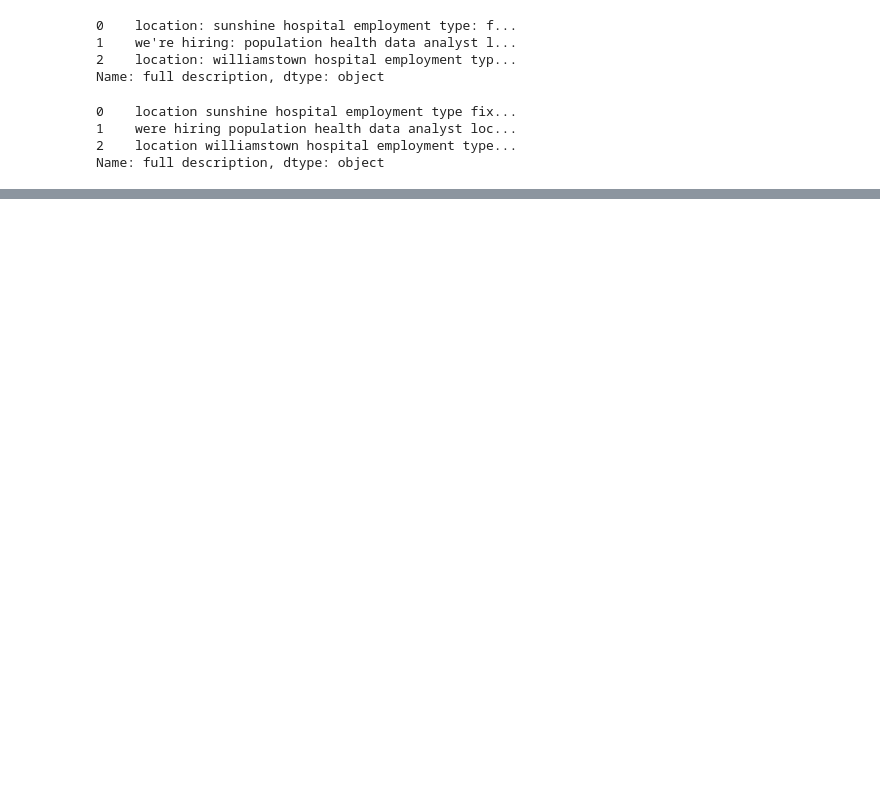
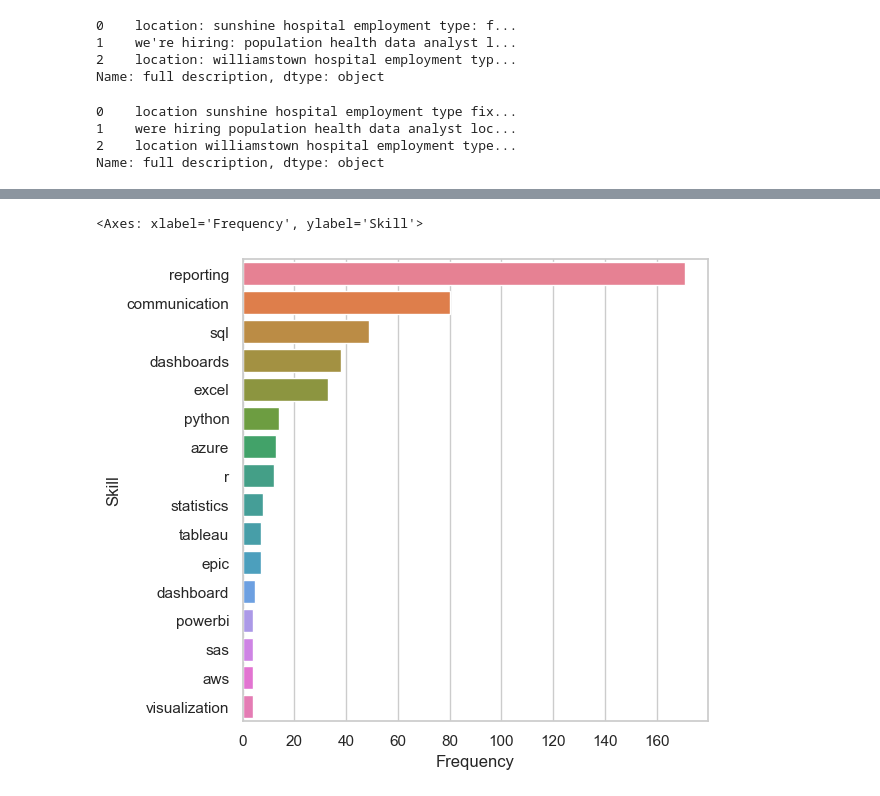
Before and after one commit to lubabareza/healthcare-data-analyst-jobs-australia, a Jupyter notebook: notebooks/02_data_analysis.ipynb, the cells around one changed output, grey strips where cells are left out. Saved outputs shown, nothing was run; the diff lists cells and outputs as text; code cells hidden in the pictures; blank space fills up the shorter version.

```diff
--- a/notebooks/02_data_analysis.ipynb
+++ b/notebooks/02_data_analysis.ipynb
@@ -92,3 +93,9 @@ data['tokenized_sent'] = data['full description'].apply(lambda x: word_tokenize(
 #removing stop words
 stop_words = set(stopwords.words('english'))
 data['token_no_stopwords'] = data['tokenized_sent'].apply(lambda x: [word for word in x if word not in stop_words])
+# %%
+#flattening token_no_stopwords column
+all_tokens = [token for tokens in data['token_no_stopwords'] for token in tokens]
+data['token_no_stopwords']
+print("Total tokens collected:", len(all_tokens))
+print("First 20 tokens:", all_tokens[:20])
@@ -94,0 +105,7 @@ data['token_no_stopwords'] = data['tokenized_sent'].apply(lambda x: [word for wo
+# %%
+#counting all words
+word_freq = Counter(all_tokens)
+
+#number of unique words
+print("Number of unique words", len(word_freq))
+print("10 most frequent words", word_freq.most_common(200))
@@ -94,0 +115,9 @@ data['token_no_stopwords'] = data['tokenized_sent'].apply(lambda x: [word for wo
+# %%
+#searching for specific skills
+technical_skills_list = ["python", "sql", "powerbi", "tableau", "excel", "sas", "r", "stata", "azure", "aws", "statistics", "visualization", "reporting", "epic", "dashboard", "dashboards", "communication"]
+
+skill_freq = {skill: word_freq[skill] for skill in technical_skills_list if skill in word_freq}
+skill_freq_df = pd.DataFrame(list(skill_freq.items()), columns=["Skill", "Frequency"])
+
+skill_freq_df = skill_freq_df.sort_values(by="Frequency", ascending=False).reset_index(drop=True)
+print(skill_freq_df)
@@ -94,0 +142,10 @@ data['token_no_stopwords'] = data['tokenized_sent'].apply(lambda x: [word for wo
+# %%
+#seaborn bar chart
+sns.set_style("whitegrid")
+sns.set_context("notebook")
+sns.set_palette("pastel")
+plt.figure(figsize=(6, 6))
+sns.barplot(skill_freq_df, x="Frequency", y="Skill", hue = "Skill")
+# %% [output]
+<Axes: xlabel='Frequency', ylabel='Skill'>
+[figure, added]
```
Also changed, not shown: parts of 5 cells of this notebook.
